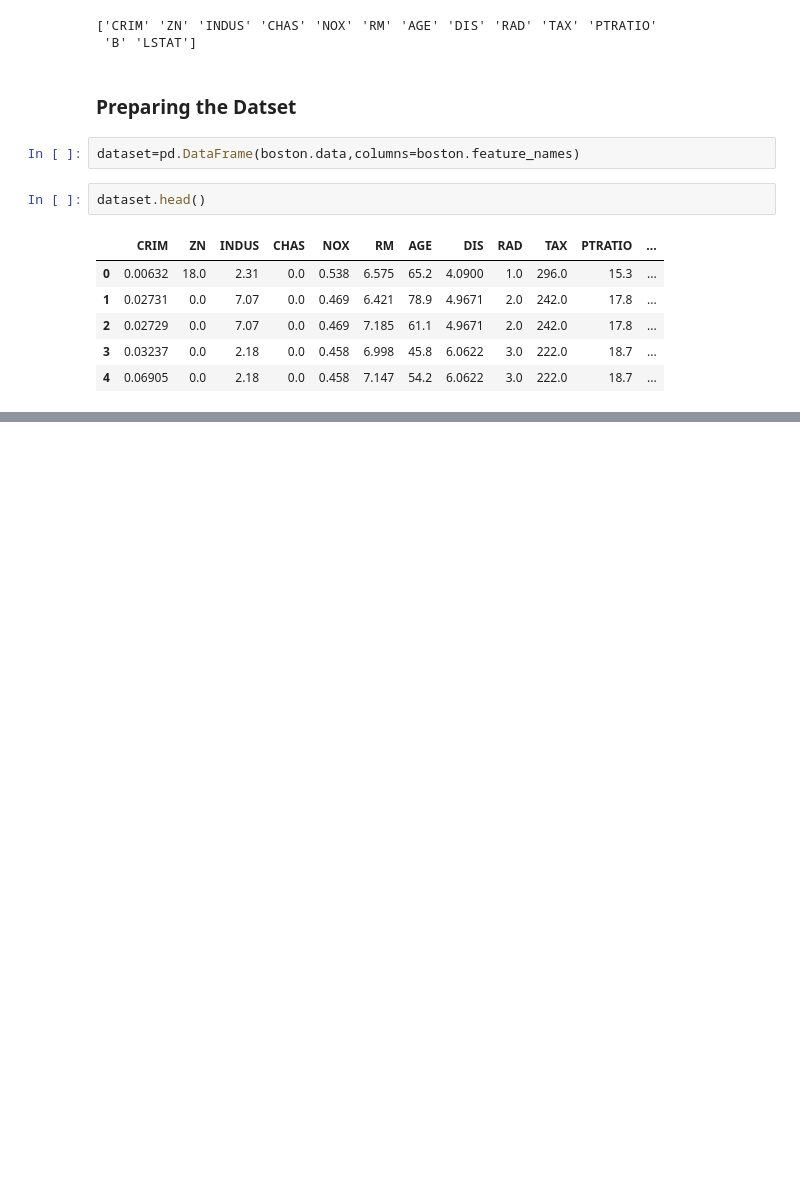
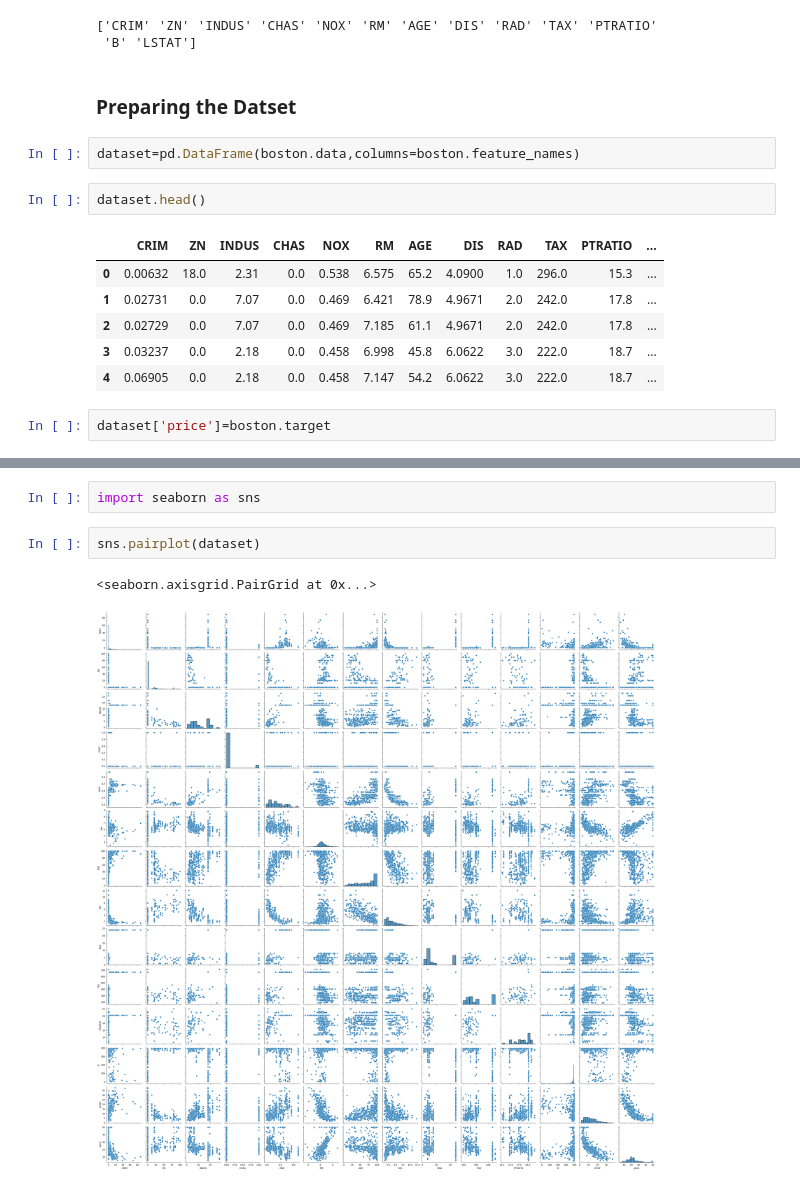
Before and after one commit to mra9165/Boston-House-Prediction, a Jupyter notebook: model.ipynb, the cells around one changed output, grey strips where cells are left out. Drawn from its saved outputs; the diff is of its cells as text; blank space fills up the shorter version.

```diff
--- a/model.ipynb
+++ b/model.ipynb
@@ -80,3 +98,5 @@ dataset.head()
 | 2 | 0.02729 | 0.0 | 7.07 | 0.0 | 0.469 | 7.185 | 61.1 | 4.9671 | 2.0 | 242.0 | 17.8 | ... |
 | 3 | 0.03237 | 0.0 | 2.18 | 0.0 | 0.458 | 6.998 | 45.8 | 6.0622 | 3.0 | 222.0 | 18.7 | ... |
 | 4 | 0.06905 | 0.0 | 2.18 | 0.0 | 0.458 | 7.147 | 54.2 | 6.0622 | 3.0 | 222.0 | 18.7 | ... |
+# %%
+dataset['price']=boston.target
@@ -82,0 +184,7 @@ dataset.head()
+# %%
+import seaborn as sns
+# %%
+sns.pairplot(dataset)
+# %% [output]
+<seaborn.axisgrid.PairGrid at 0x...>
+[figure, added]
```
Also changed, not shown: parts of 48 cells of this notebook.
